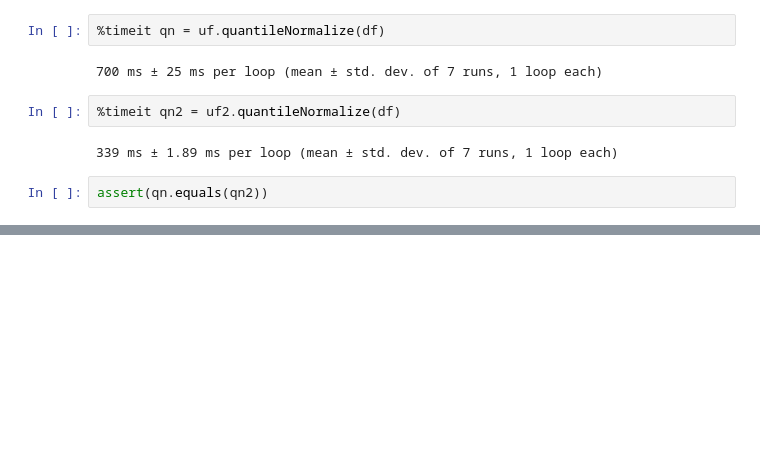
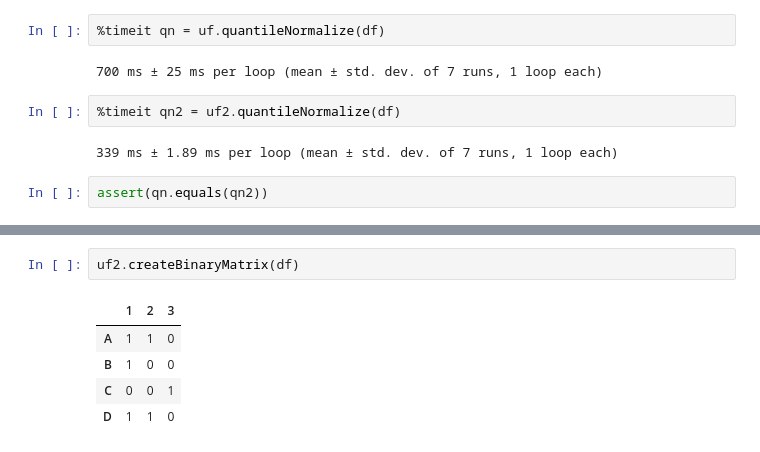
Before and after one commit to MaayanLab/Harmonizome-Data-Processing-Appyters, a Jupyter notebook: utilities/test.ipynb, the cells around one changed output, grey strips where cells are left out. Drawn from its saved outputs; the diff is of its cells as text; blank space fills up the shorter version.

```diff
--- a/utilities/test.ipynb
+++ b/utilities/test.ipynb
@@ -242,0 +259,8 @@ assert(qn.equals(qn2))
+# %%
+uf2.createBinaryMatrix(df)
+# %% [output]
+|  | 1 | 2 | 3 |
+| A | 1 | 1 | 0 |
+| B | 1 | 0 | 0 |
+| C | 0 | 0 | 1 |
+| D | 1 | 1 | 0 |
```
Also changed, not shown: parts of 2 cells of this notebook, 10 other files.
